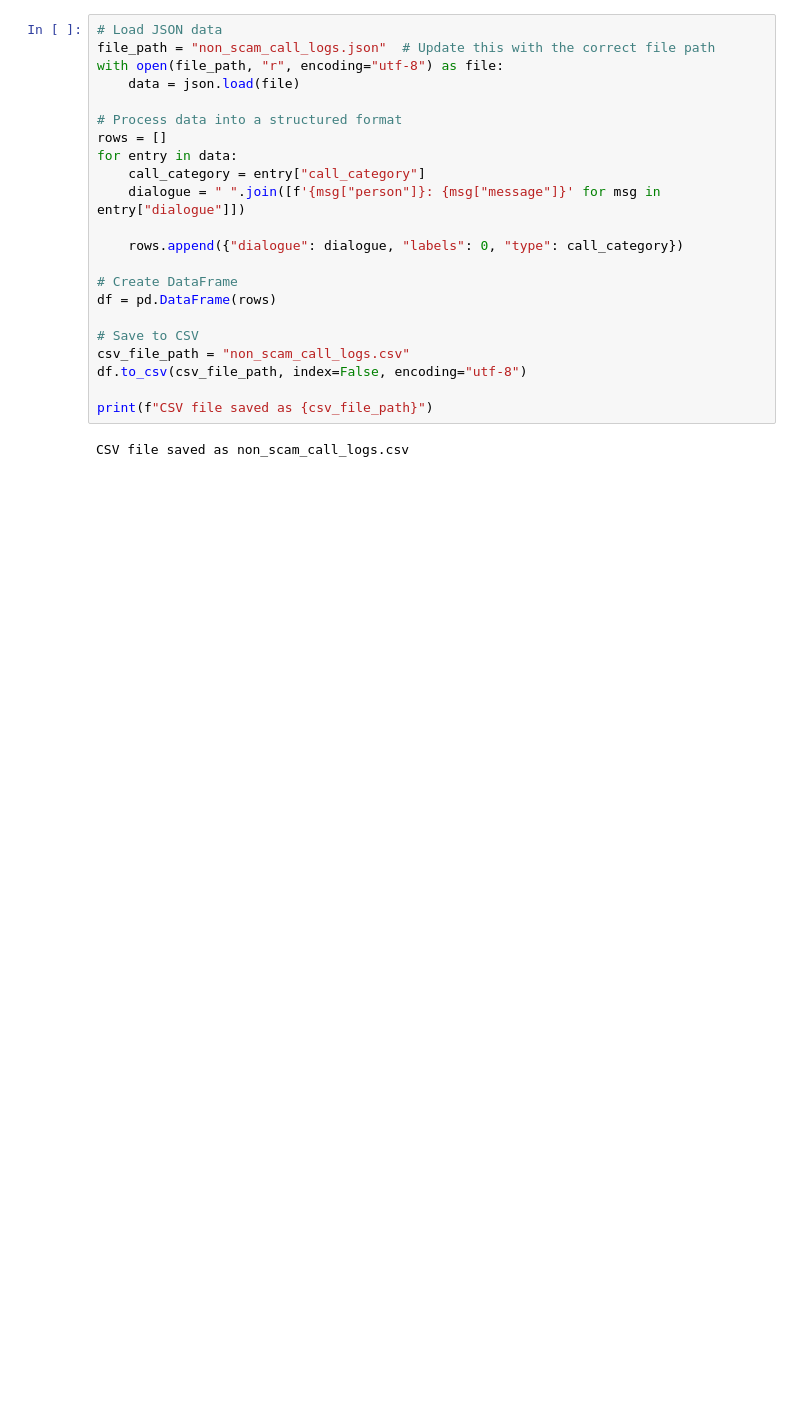
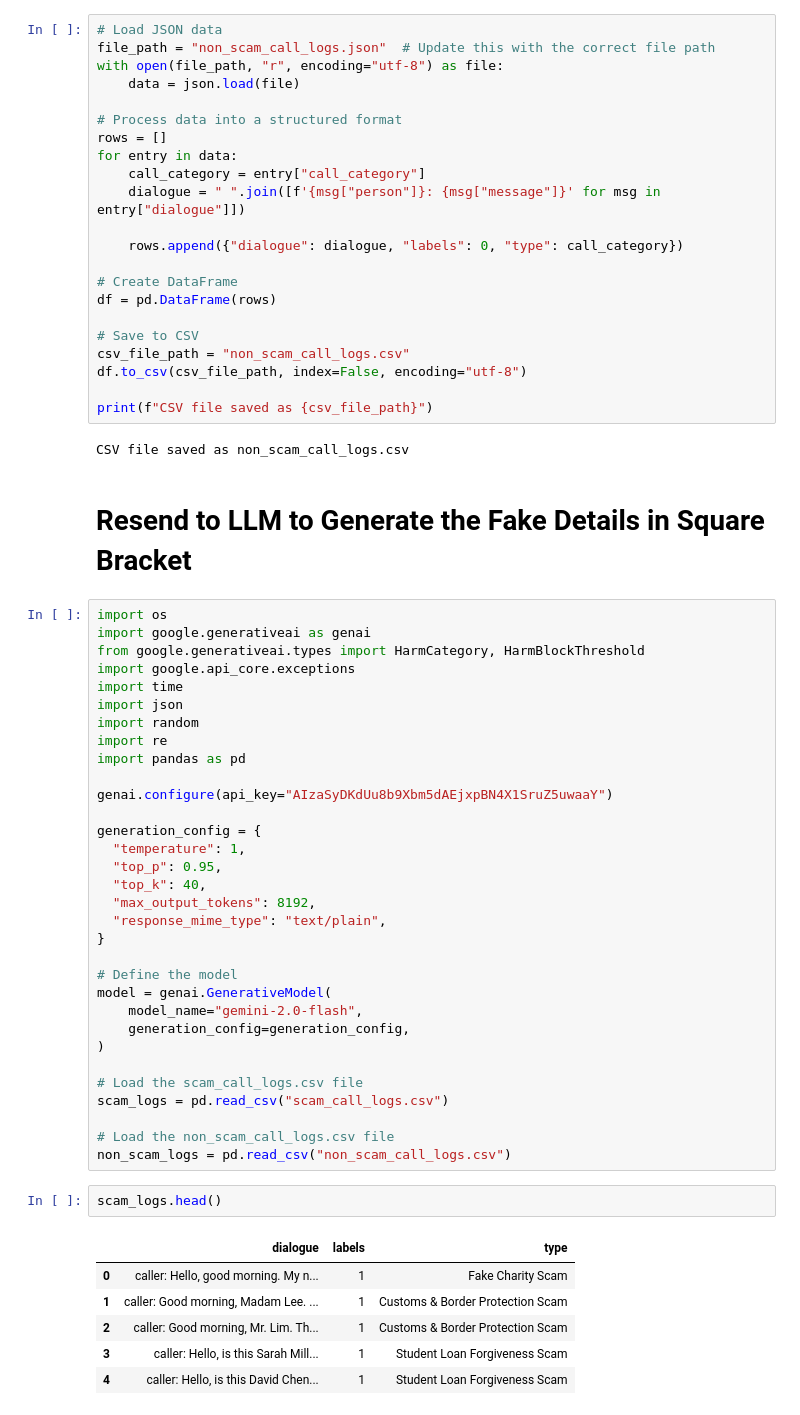
Before and after one commit to junxianyong/INF2008_P1-08, a Jupyter notebook: synthetic_data/synthetic_data_generator.ipynb, the cells around one changed output. Cells and saved outputs as stored; diff of their text form; blank space fills up the shorter version.

```diff
--- a/synthetic_data/synthetic_data_generator.ipynb
+++ b/synthetic_data/synthetic_data_generator.ipynb
@@ -589,3 +583,46 @@ df.to_csv(csv_file_path, index=False, encoding="utf-8")
 print(f"CSV file saved as {csv_file_path}")
 # %% [output]
 CSV file saved as non_scam_call_logs.csv
+# %% [markdown]
+# Resend to LLM to Generate the Fake Details in Square Bracket
+# %%
+import os
+import google.generativeai as genai
+from google.generativeai.types import HarmCategory, HarmBlockThreshold
+import google.api_core.exceptions
+import time
+import json
+import random
+import re
+import pandas as pd
+
+genai.configure(api_key="AIzaSyDKdUu8b9Xbm5dAEjxpBN4X1SruZ5uwaaY")
+
+generation_config = {
+  "temperature": 1,
+  "top_p": 0.95,
+  "top_k": 40,
+  "max_output_tokens": 8192,
+  "response_mime_type": "text/plain",
+}
+
+# Define the model
+model = genai.GenerativeModel(
+    model_name="gemini-2.0-flash",
+    generation_config=generation_config,
+)
+
+# Load the scam_call_logs.csv file
+scam_logs = pd.read_csv("scam_call_logs.csv")
+
+# Load the non_scam_call_logs.csv file
+non_scam_logs = pd.read_csv("non_scam_call_logs.csv")
+# %%
+scam_logs.head()
+# %% [output]
+|  | dialogue | labels | type |
+| 0 | caller: Hello, good morning. My n... | 1 | Fake Charity Scam |
+| 1 | caller: Good morning, Madam Lee. ... | 1 | Customs & Border Protection Scam |
+| 2 | caller: Good morning, Mr. Lim. Th... | 1 | Customs & Border Protection Scam |
+| 3 | caller: Hello, is this Sarah Mill... | 1 | Student Loan Forgiveness Scam |
+| 4 | caller: Hello, is this David Chen... | 1 | Student Loan Forgiveness Scam |
```
Also changed, not shown: parts of 13 cells of this notebook, 2 other files.
